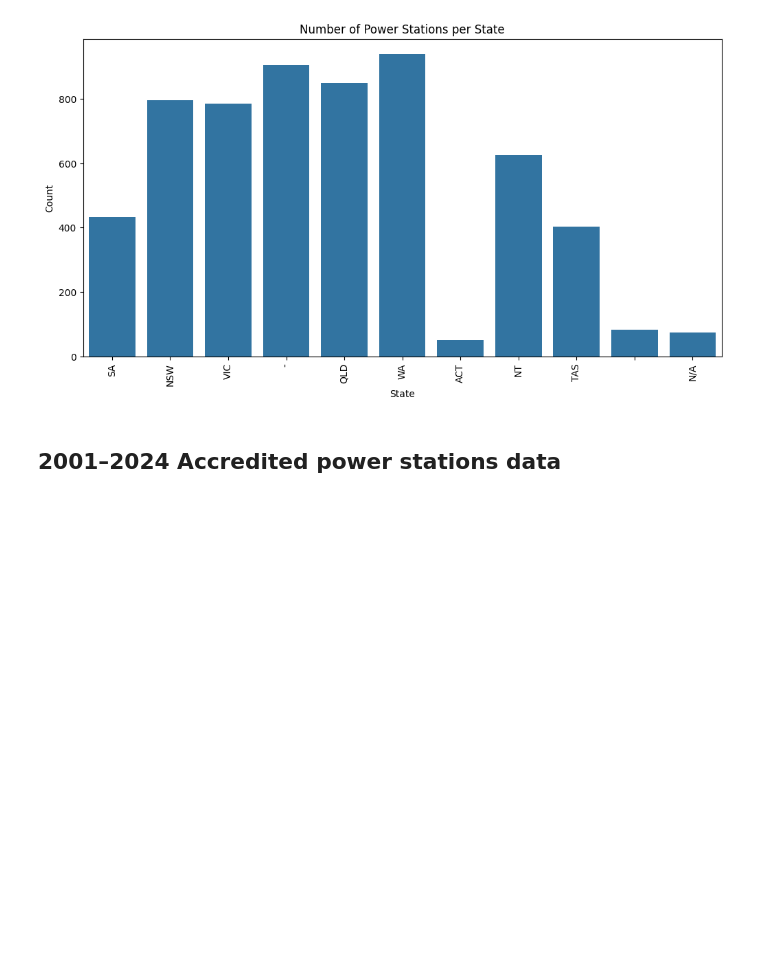
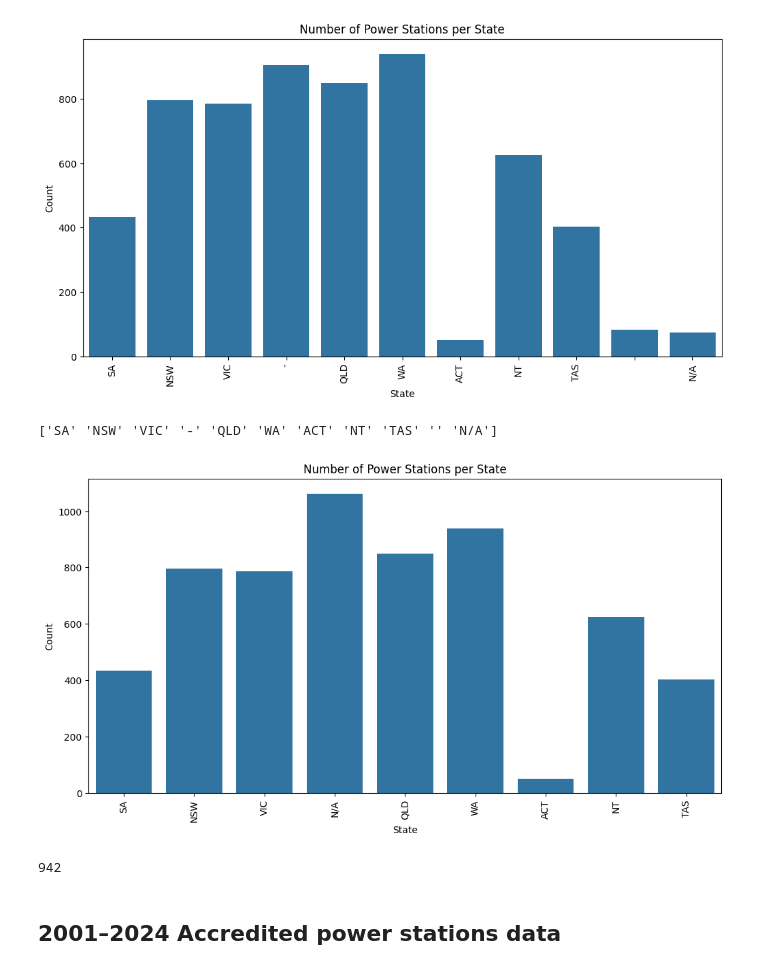
Before and after one commit to mnaufaldr01/de-assignment-1, a Jupyter notebook: assignment1.ipynb, the cells around one changed output. Saved outputs shown, nothing was run; the diff lists cells and outputs as text; code cells hidden in the pictures; blank space fills up the shorter version.

Commit message:
add data cleaning

```diff
--- a/assignment1.ipynb
+++ b/assignment1.ipynb
@@ -700,6 +700,29 @@ plt.xticks(rotation=90)
 plt.show()
 # %% [output]
 [figure]
+# %%
+print(df['state'].unique())
+# %% [output]
+['SA' 'NSW' 'VIC' '-' 'QLD' 'WA' 'ACT' 'NT' 'TAS' '' 'N/A']
+# %%
+# clean the data
+df['state'] = df['state'].replace(['-', ''], 'N/A').fillna('N/A')
+
+# Plot again to see the result
+plt.figure(figsize=(12,6))
+sns.countplot(x='state', data=df)
+plt.title('Number of Power Stations per State')
+plt.xlabel('State')
+plt.ylabel('Count')
+plt.xticks(rotation=90)
+plt.show()
+# %% [output]
+[figure, added]
+# %%
+# save to database
+df.to_sql(name=gh_energy_table_name, con=db_engine, if_exists='replace')
+# %% [output]
+942
 # %% [markdown]
 ## 2001–2024 Accredited power stations data
 # %%
```
Also changed, not shown: parts of 31 cells of this notebook.
